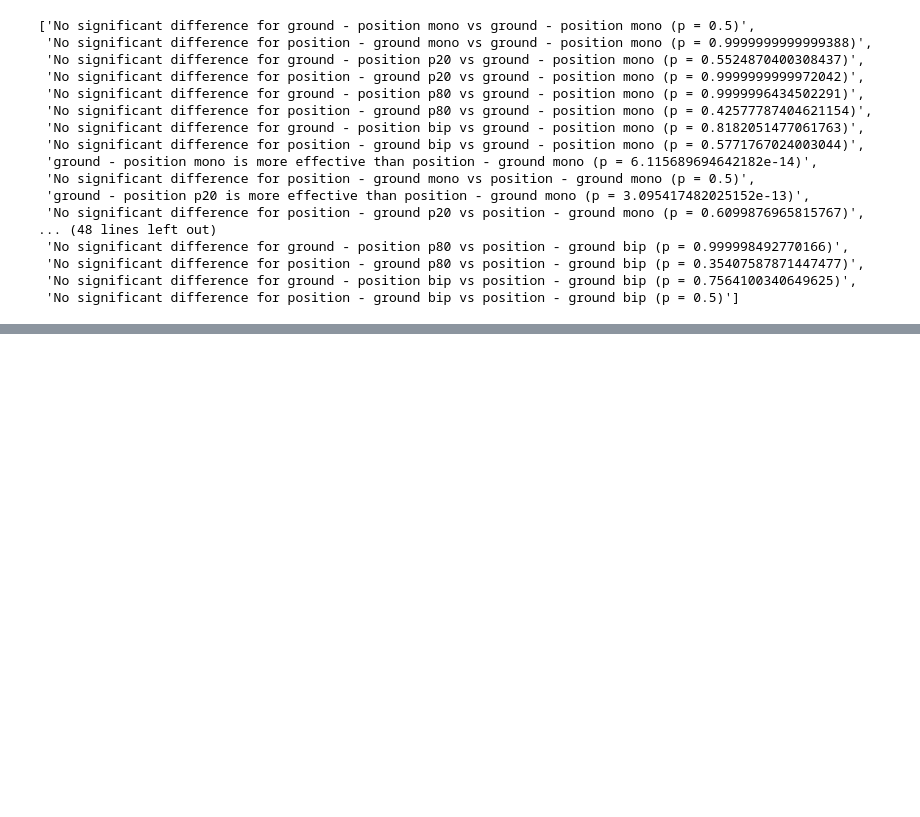
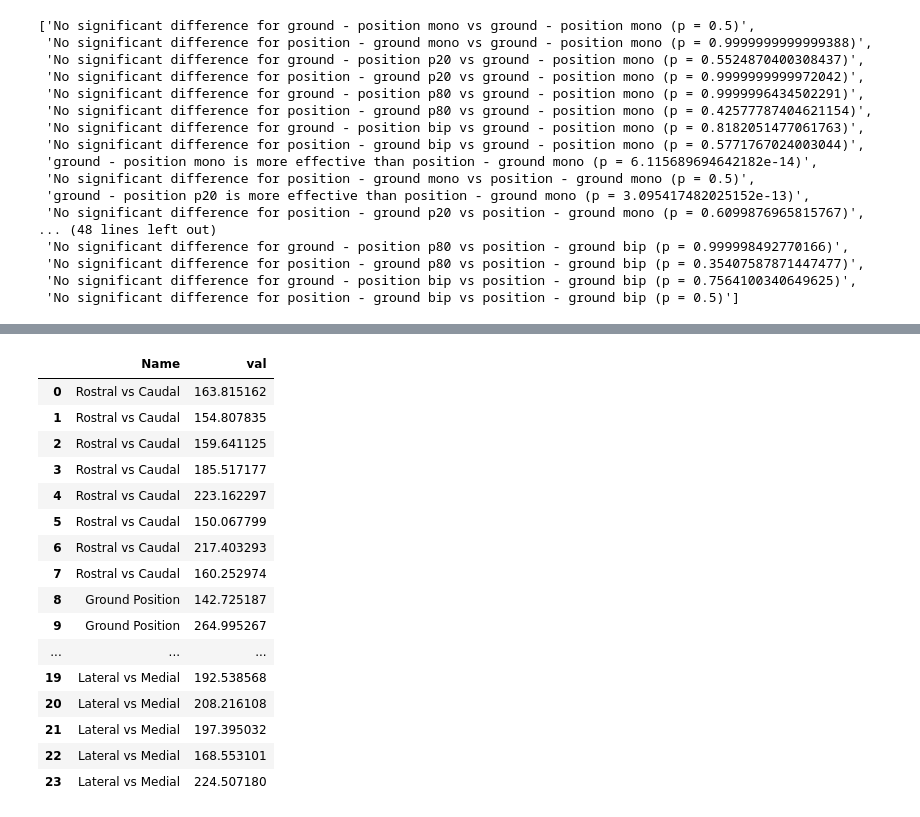
Before and after one commit to hbmep/rat-mapping, a Jupyter notebook: notebooks/J_SHAP/explore.ipynb, the cells around one changed output, grey strips where cells are left out. Drawn from its saved outputs; the diff is of its cells as text; code cells hidden in the pictures; blank space fills up the shorter version.

```diff
--- a/notebooks/J_SHAP/explore.ipynb
+++ b/notebooks/J_SHAP/explore.ipynb
@@ -351,0 +636,20 @@ gvalue
+# %%
+df
+# %% [output]
+|  | Name | val |
+| 0 | Rostral vs Caudal | 163.815162 |
+| 1 | Rostral vs Caudal | 154.807835 |
+| 2 | Rostral vs Caudal | 159.641125 |
+| 3 | Rostral vs Caudal | 185.517177 |
+| 4 | Rostral vs Caudal | 223.162297 |
+| 5 | Rostral vs Caudal | 150.067799 |
+| 6 | Rostral vs Caudal | 217.403293 |
+| 7 | Rostral vs Caudal | 160.252974 |
+| 8 | Ground Position | 142.725187 |
+| 9 | Ground Position | 264.995267 |
+| ... | ... | ... |
+| 19 | Lateral vs Medial | 192.538568 |
+| 20 | Lateral vs Medial | 208.216108 |
+| 21 | Lateral vs Medial | 197.395032 |
+| 22 | Lateral vs Medial | 168.553101 |
+| 23 | Lateral vs Medial | 224.507180 |
```
Also changed, not shown: parts of 42 cells of this notebook.
